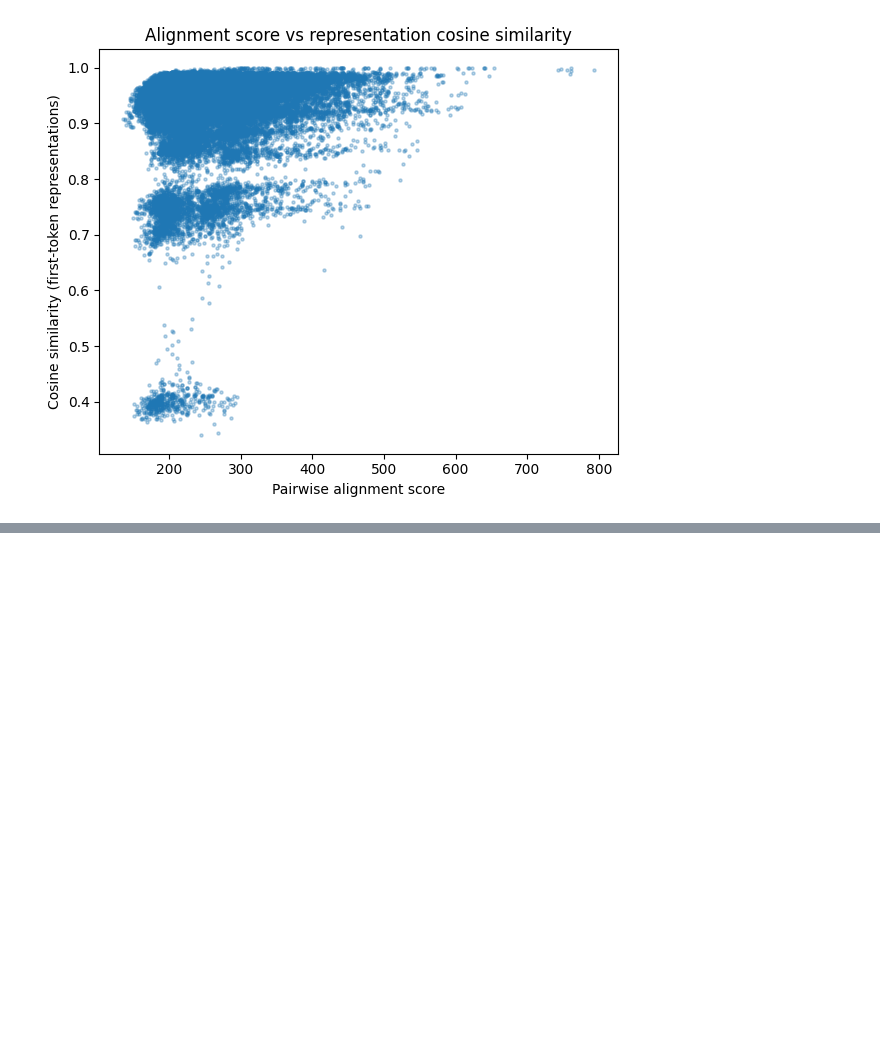
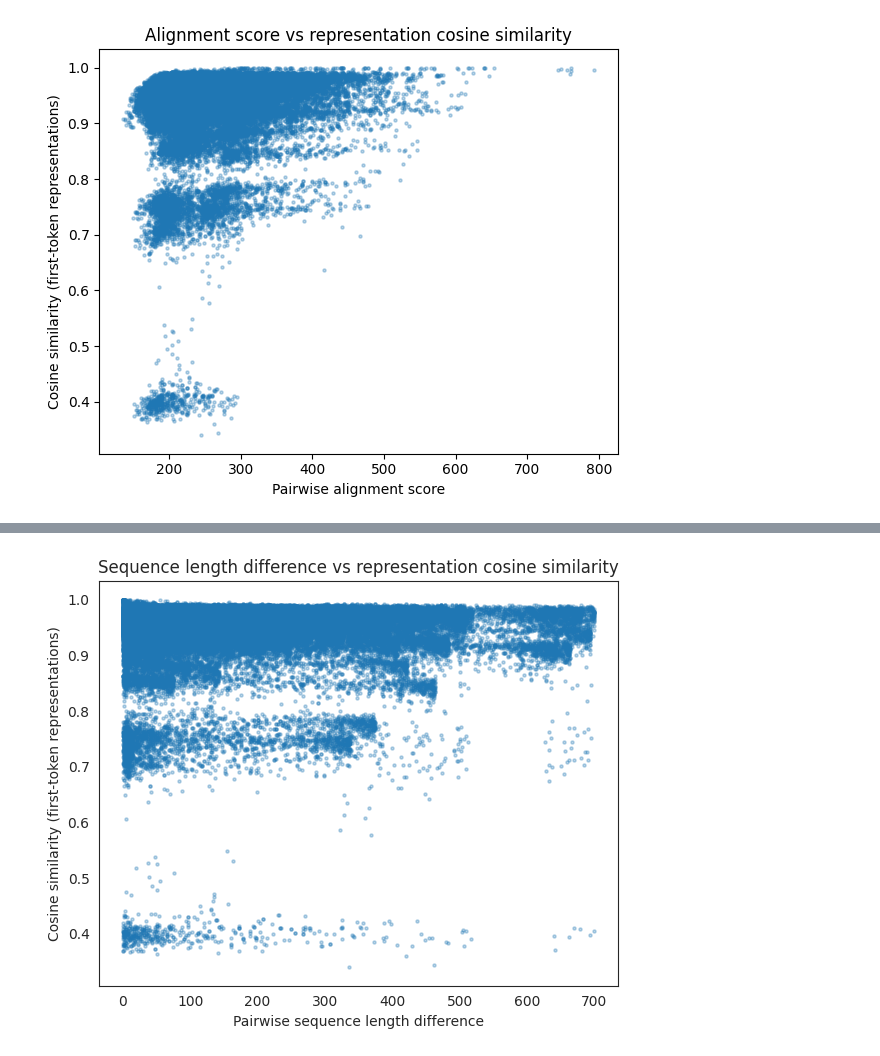
Before and after one commit to erenkumak/How-does-an-LLM-learn-the-language-of-RNA, a Jupyter notebook: bio6_project_representations_and_graphs.ipynb, the cells around one changed output, grey strips where cells are left out. Cells and saved outputs as stored; diff of their text form; code cells hidden in the pictures; blank space fills up the shorter version.

```diff
--- a/bio6_project_representations_and_graphs.ipynb
+++ b/bio6_project_representations_and_graphs.ipynb
@@ -222,0 +324,26 @@ plt.show()
+# %%
+fasta_df = fasta_df.reset_index(drop=True)
+lengths = fasta_df.loc[ids, "length"]
+length_array = lengths.values
+length_diff_matrix = np.abs(
+    length_array[:, None] - length_array[None, :]
+)
+length_diff_df = pd.DataFrame(
+    length_diff_matrix,
+    index=ids,
+    columns=ids
+)
+len_mat = length_diff_df.values
+iu = np.triu_indices_from(len_mat, k=1)  # get the upper
+x = len_mat[iu]   # length differences
+# %%
+plt.figure(figsize=(6, 5))
+plt.scatter(x, y, s=5, alpha=0.3)
+plt.xlabel("Pairwise sequence length difference")
+plt.ylabel("Cosine similarity (first-token representations)")
+plt.title("Sequence length difference vs representation cosine similarity")
+plt.tight_layout()
+plt.savefig("scatter_plot_length_representation.png", dpi=600, bbox_inches="tight")
+plt.show()
+# %% [output]
+[figure, added]
```
Also changed, not shown: parts of 6 cells of this notebook.
